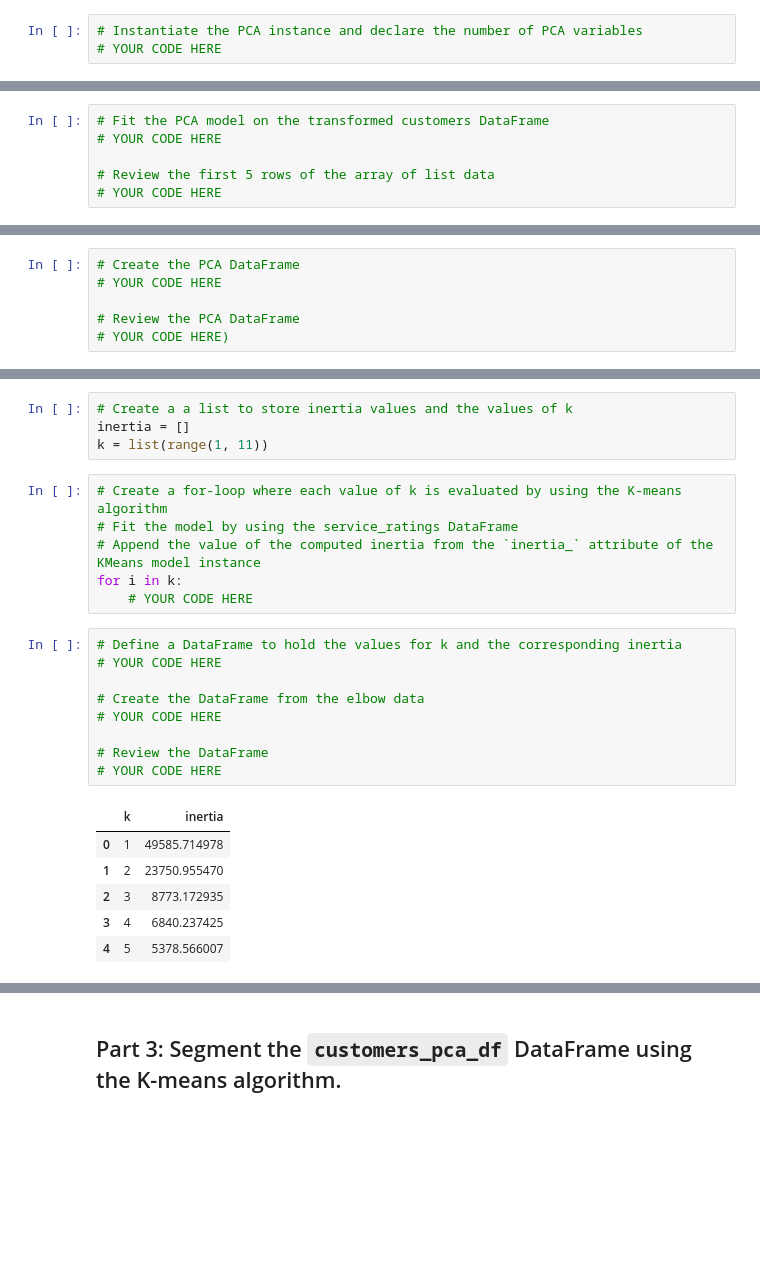
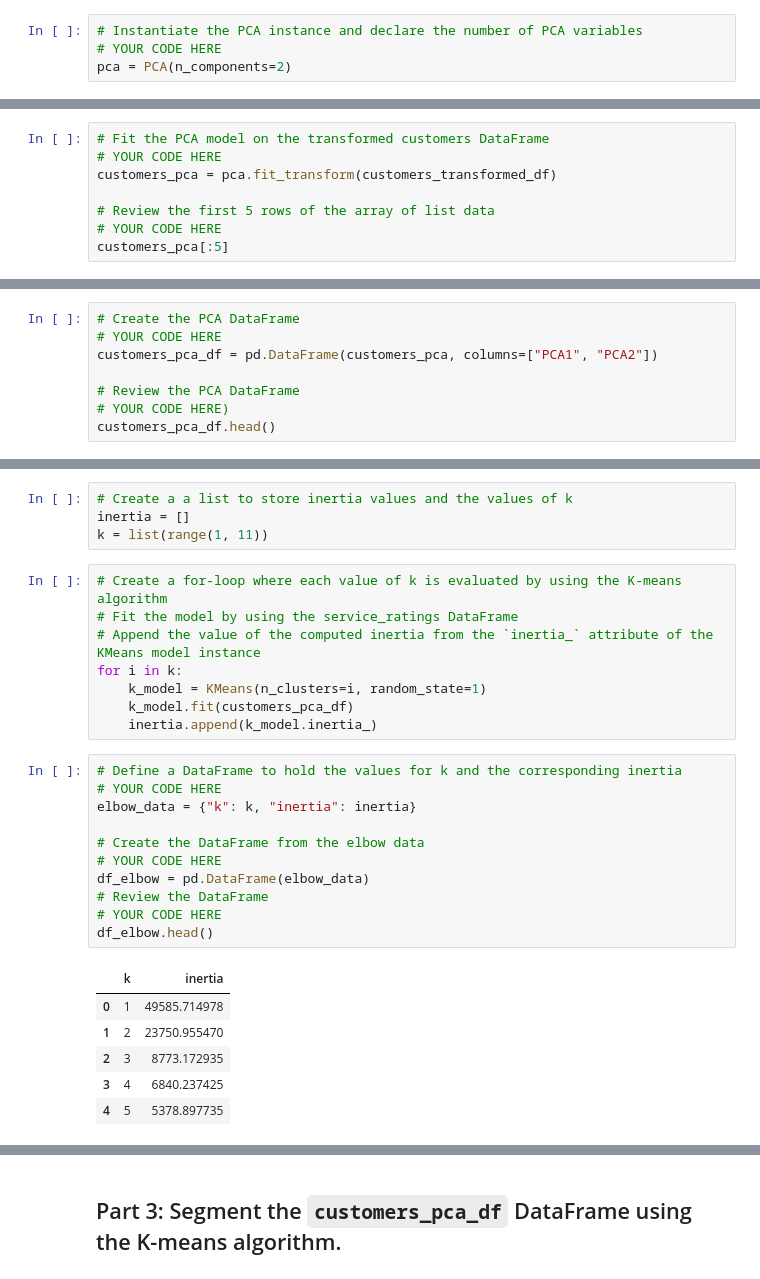
Before and after one commit to themichaelfoley/Bootcamp-Foley, a Jupyter notebook: 01-Lesson-Plans/13-AWS-Cloud/1/Activities/09-Stu_Segmenting_with_PCA/Unsolved/segmenting_with_pca.ipynb, the cells around one changed output, grey strips where cells are left out. Cells and saved outputs as stored; diff of their text form; blank space fills up the shorter version.

```diff
--- a/01-Lesson-Plans/13-AWS-Cloud/1/Activities/09-Stu_Segmenting_with_PCA/Unsolved/segmenting_with_pca.ipynb
+++ b/01-Lesson-Plans/13-AWS-Cloud/1/Activities/09-Stu_Segmenting_with_PCA/Unsolved/segmenting_with_pca.ipynb
@@ -46,14 +47,17 @@ customers_transformed_df.head()
 # %%
 # Instantiate the PCA instance and declare the number of PCA variables
 # YOUR CODE HERE
+pca = PCA(n_components=2)
 # %% [markdown]
 ### Step 3: Using the `fit_transform` function from PCA, fit the PCA model to the `customers_transformed_df` DataFrame. Review the first 5 rows of list data.
 # %%
 # Fit the PCA model on the transformed customers DataFrame
 # YOUR CODE HERE
+customers_pca = pca.fit_transform(customers_transformed_df)
 
 # Review the first 5 rows of the array of list data
 # YOUR CODE HERE
+customers_pca[:5]
 # %% [output]
 array([[-4.72382358, -0.60489964],
        [ 5.85571568, -1.98331135],
@@ -76,9 +81,11 @@ array([0.55083554, 0.30256389])
 # %%
 # Create the PCA DataFrame
 # YOUR CODE HERE
+customers_pca_df = pd.DataFrame(customers_pca, columns=["PCA1", "PCA2"])
 
 # Review the PCA DataFrame
 # YOUR CODE HERE)
+customers_pca_df.head()
 # %% [output]
 |  | PCA1 | PCA2 |
 | 0 | -4.723824 | -0.604900 |
@@ -97,23 +104,27 @@ k = list(range(1, 11))
 # Fit the model by using the service_ratings DataFrame
 # Append the value of the computed inertia from the `inertia_` attribute of the KMeans model instance
 for i in k:
-    # YOUR CODE HERE
+    k_model = KMeans(n_clusters=i, random_state=1)
+    k_model.fit(customers_pca_df)
+    inertia.append(k_model.inertia_)
 # %%
 # Define a DataFrame to hold the values for k and the corresponding inertia
 # YOUR CODE HERE
+elbow_data = {"k": k, "inertia": inertia}
 
 # Create the DataFrame from the elbow data
 # YOUR CODE HERE
-
+df_elbow = pd.DataFrame(elbow_data)
 # Review the DataFrame
 # YOUR CODE HERE
+df_elbow.head()
 # %% [output]
 |  | k | inertia |
 | 0 | 1 | 49585.714978 |
 | 1 | 2 | 23750.955470 |
 | 2 | 3 | 8773.172935 |
 | 3 | 4 | 6840.237425 |
-| 4 | 5 | 5378.566007 |
+| 4 | 5 | 5378.897735 |
 # %%
 # Plot the DataFrame
 # YOUR CODE HERE
```
Also changed, not shown: parts of 3 cells of this notebook, 3 other files.
